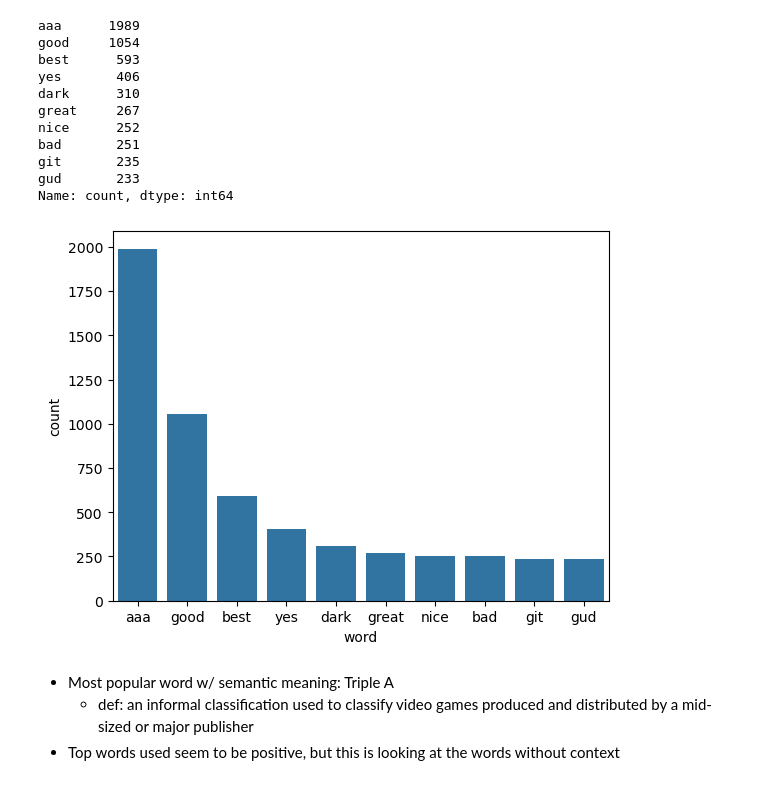
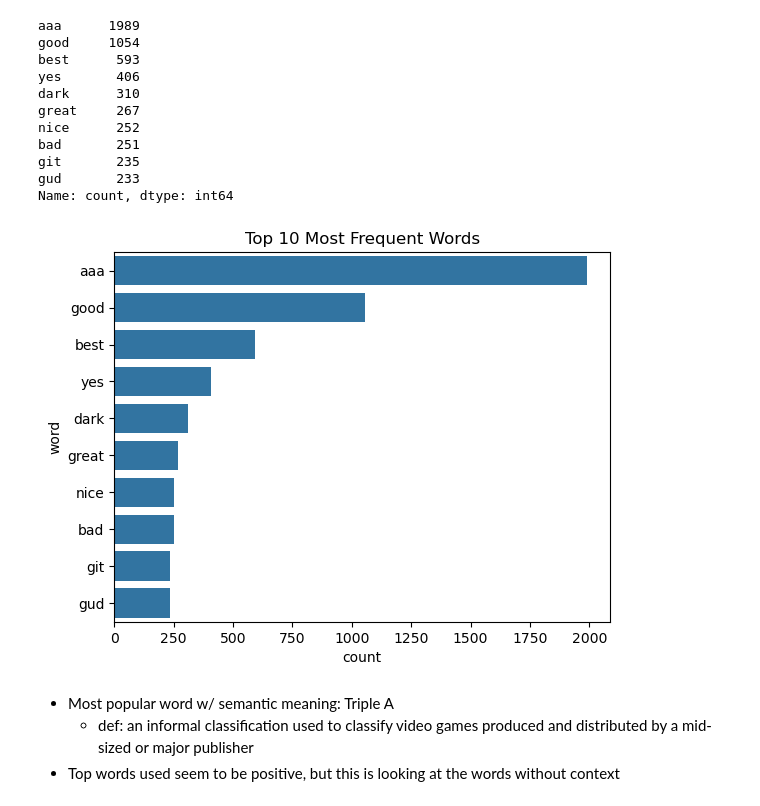
Before and after one commit to BrandonDioneda/Dark-Souls-2-Reviews, a Jupyter notebook: ds2-reviews.ipynb, the cells around one changed output. Saved outputs shown, nothing was run; the diff lists cells and outputs as text; code cells hidden in the pictures.

```diff
--- a/ds2-reviews.ipynb
+++ b/ds2-reviews.ipynb
@@ -188,11 +187,13 @@ Name: count, dtype: int64
 # %%
 top_10 = top_10.reset_index()
 top_10.rename(columns={'index':'word'}, inplace=True)
 sns.barplot(data=top_10,
-            x='word',
-            y='count');
+            y='word',
+            x='count');
+plt.title("Top 10 Most Frequent Words")
+plt.show()
 # %% [output]
-[figure, old version]
+[figure, new version]
 # %% [markdown]
 - Most popular word w/ semantic meaning: Triple A
     - def: an informal classification used to classify video games produced and distributed by a mid-sized or major publisher
```
Also changed, not shown: parts of 2 cells of this notebook, 1 other file.
